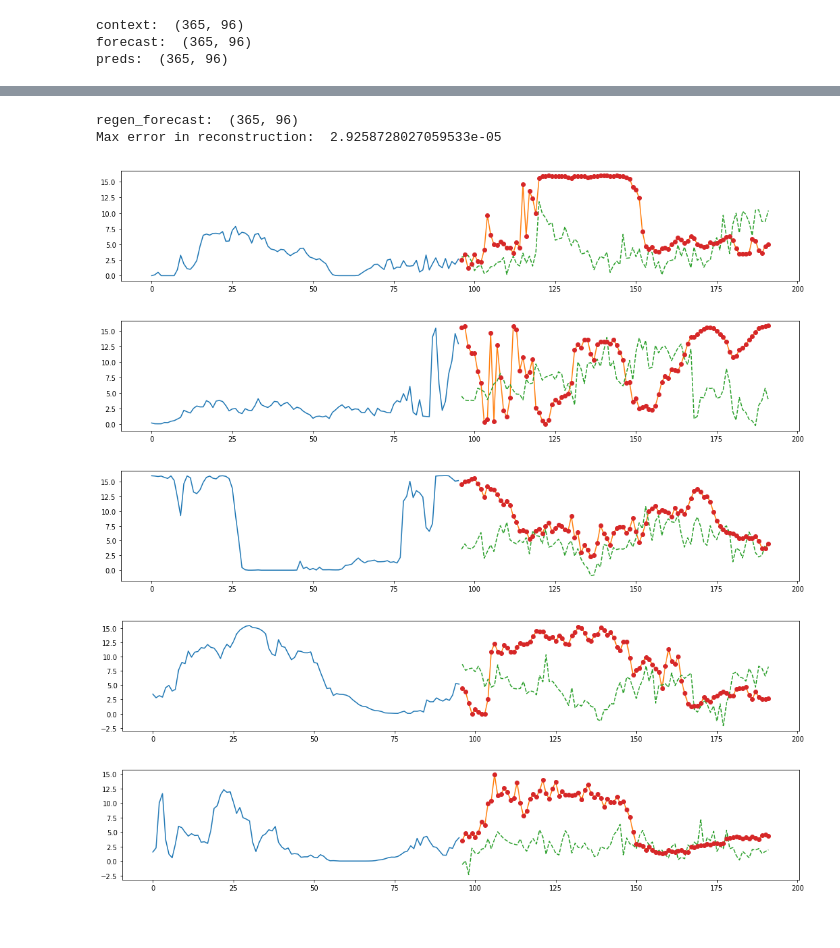
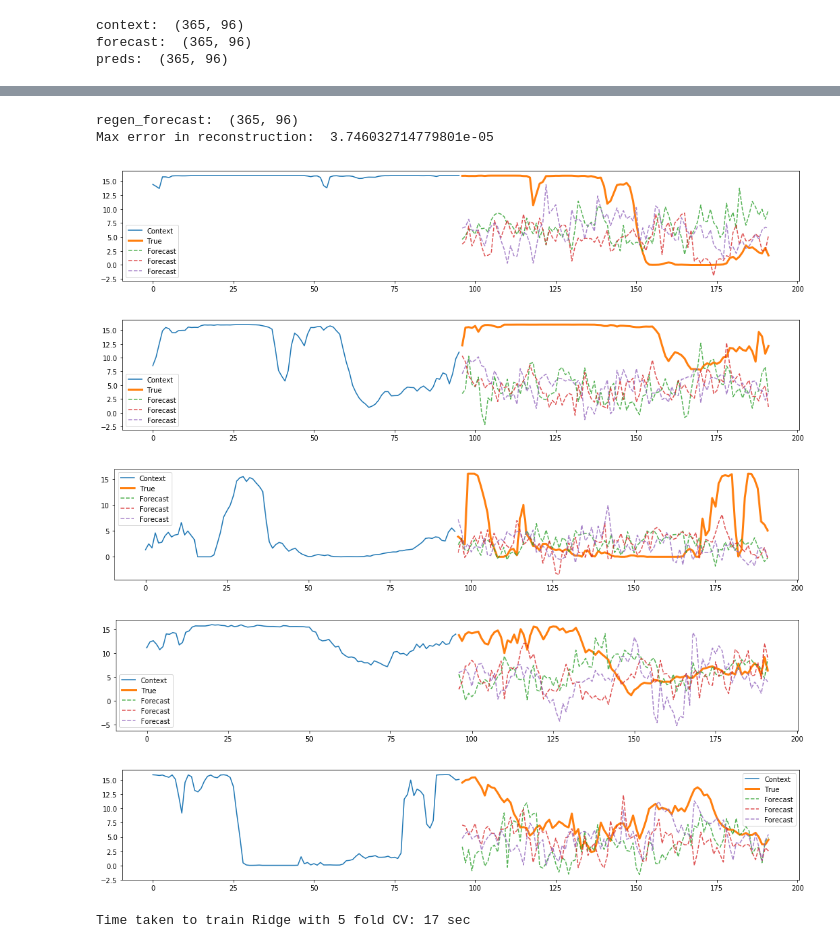
Before and after one commit to logan-spear/time-series-waveglow, a Jupyter notebook: visual_model_eval_stuff.ipynb, the cells around one changed output, grey strips where cells are left out. Drawn from its saved outputs; the diff is of its cells as text; code cells hidden in the pictures.

Commit message:
added more stuff to visual notebook

```diff
--- a/visual_model_eval_stuff.ipynb
+++ b/visual_model_eval_stuff.ipynb
@@ -39,10 +21,10 @@ dataset = DL.DataLoader(rolling=True, train_f="./wind_power_data/wind_power_deve
 
 params = [
     96, # n_context_channels
-    16,  # n_flows
+    12,  # n_flows
     12, # n_group
     99, # n_early_every
-    8,  # n_early_size
+    2,  # n_early_size
     4,  # n_layers
     [1,2,4,8], # dilation_list
     96, # n_channels
@@ -91,6 +76,10 @@ num_samps = max_test_samps
 orig_context, forecast = dataset.test_samples(num_contexts=num_samps)
 torch_context = torch.FloatTensor(orig_context)
 preds = net.generate(torch_context).numpy()
+preds2 = net.generate(torch_context).numpy()
+preds3 = net.generate(torch_context).numpy()
+preds4 = net.generate(torch_context).numpy()
+preds5 = net.generate(torch_context).numpy()
 
 
 context = orig_context.squeeze()
@@ -132,27 +122,36 @@ print("regen_forecast: ", regen_forecast.shape)
 print("Max error in reconstruction: ", np.max(regen_forecast - forecast))
 # %% [output]
 regen_forecast:  (365, 96)
-Max error in reconstruction:  2.9258728027059533e-05
+Max error in reconstruction:  3.746032714779801e-05
 # %%
 num_plot=5
 for i in range(num_plot):
-    ctx = context[i,:]
-    fct = forecast[i,:]
-
-    regen = regen_forecast[i,:]
-
-    pred = preds[i,:]
+    rand_ind = np.random.randint(low=0, high=forecast.shape[0])
+    ctx = context[rand_ind,:]
+    fct = forecast[rand_ind,:]
+    regen = regen_forecast[rand_ind,:]
+    pred = preds[rand_ind,:]
+    pred2 = preds2[rand_ind, :]
+    pred3 = preds3[rand_ind, :]
+    pred4 = preds4[rand_ind, :]
+    pred5 = preds5[rand_ind, :]
     plt.figure(figsize=(18,3))
     plt.plot(range(len(ctx)), ctx, label="Context")
-    plt.plot(range(len(ctx), len(ctx)+len(fct)), fct, label="True")
-    plt.plot(range(len(ctx), len(ctx)+len(fct)), pred, '--', label="Forecast")
-    plt.plot(range(len(ctx), len(ctx)+len(fct)), regen, 'o', label="Regen")
+    plt.plot(range(len(ctx), len(ctx)+len(fct)), fct, label="True", linewidth=3)
+    alpha_val = 0.8
+    plt.plot(range(len(ctx), len(ctx)+len(fct)), pred, '--', label="Forecast", alpha=alpha_val)
+    plt.plot(range(len(ctx), len(ctx)+len(fct)), pred2, '--', label="Forecast", alpha=alpha_val)
+    plt.plot(range(len(ctx), len(ctx)+len(fct)), pred3, '--', label="Forecast", alpha=alpha_val)
+#     plt.plot(range(len(ctx), len(ctx)+len(fct)), pred4, '--', label="Forecast")
+#     plt.plot(range(len(ctx), len(ctx)+len(fct)), pred5, '--', label="Forecast")
+    plt.legend();
+#     plt.plot(range(len(ctx), len(ctx)+len(fct)), regen, 'o', label="Regen")
 # %% [output]
-[figure, old version]
+[figure, new version]
-[figure, old version]
+[figure, new version]
-[figure, old version]
+[figure, new version]
-[figure, old version]
+[figure, new version]
-[figure, old version]
+[figure, new version]
 # %%
 def plot_rand_proj(data):
     '''
@@ -212,0 +301,8 @@ def plot_rand_proj(data):
+# %%
+tic = time()
+cv_folds = 5
+alphas = np.logspace(-5, 5, 10)
+ridge = RidgeCV(alphas=alphas, cv=cv_folds).fit(X,y)
+print("Time taken to train Ridge with %i fold CV: %.0f sec" % ( cv_folds, time() - tic))
+# %% [output]
+Time taken to train Ridge with 5 fold CV: 17 sec
```
Also changed, not shown: parts of 6 cells of this notebook, 1 other file.
